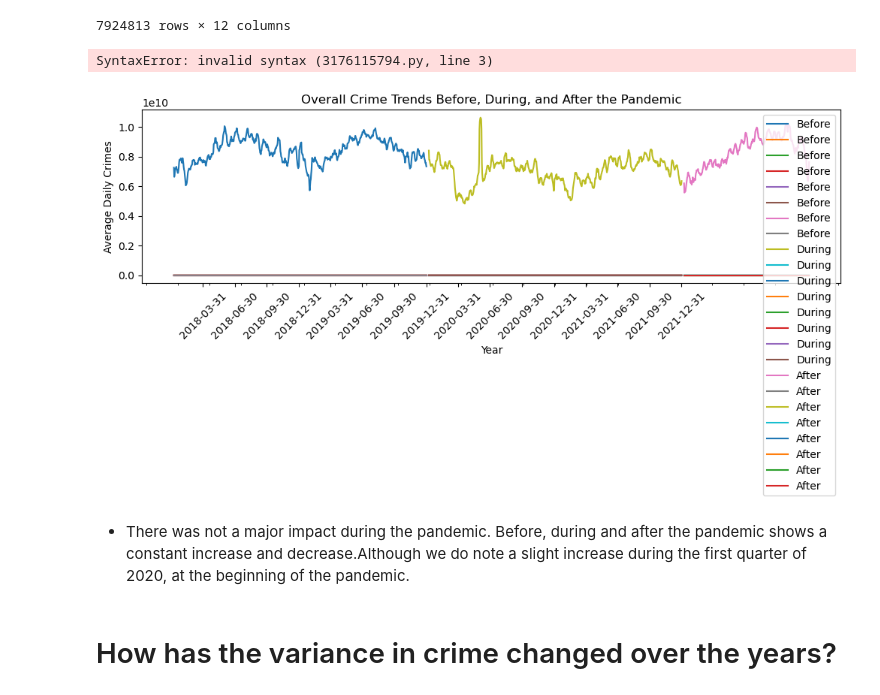
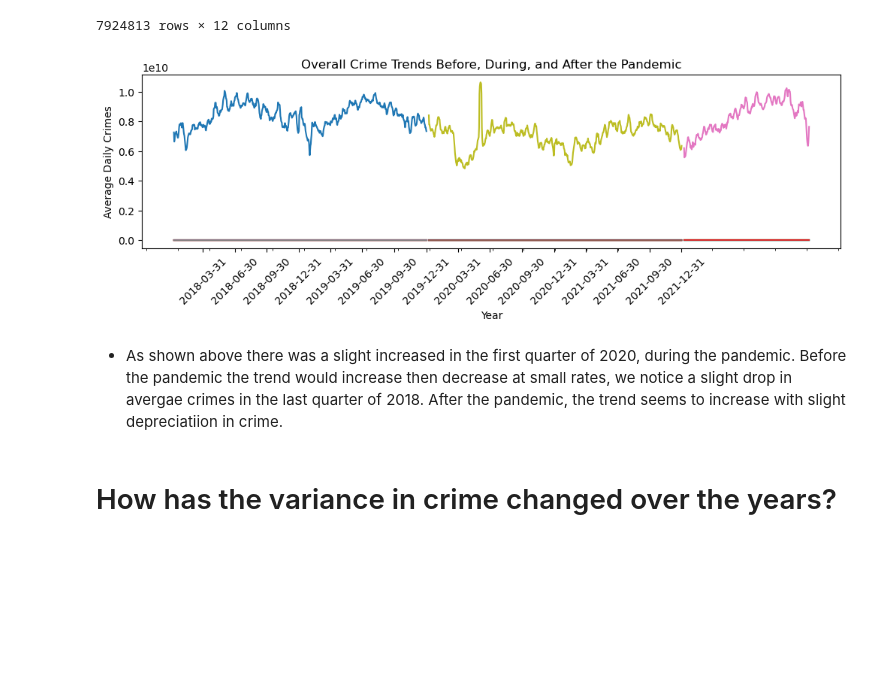
Before and after one commit to evelynmmartinez/preparing-chicago-crime-data, a Jupyter notebook: Project 4_Part 1.ipynb, the cells around one changed output. Cells and saved outputs as stored; diff of their text form; code cells hidden in the pictures; blank space fills up the shorter version.

```diff
--- a/Project 4_Part 1.ipynb
+++ b/Project 4_Part 1.ipynb
@@ -410,31 +410,28 @@ df_ts = df_ts.resample('D').sum()
 # %%
 before_pandemic = df_ts['2018':'2019']
 during_pandemic = df_ts['2020':'2021']
-after_pandemic = df_ts['2022';'2023']
+after_pandemic = df_ts['2022']
-# %% [output]
-SyntaxError: invalid syntax (3176115794.py, line 3)
 # %%
 import matplotlib.pyplot as plt
 
 window_size = 7
 plt.figure(figsize=(12,3))
 
-for period, label in zip([before_pandemic, during_pandemic, after_pandemic], ['Before', 'During', 'After']):
+for period,label in zip([before_pandemic, during_pandemic, after_pandemic],['Before', 'During', 'After']):
     rolling_mean = period.rolling(window=window_size).mean()
-    plt.plot(rolling_mean, label=label)
+    plt.plot(rolling_mean)
 
 plt.xticks(pd.date_range(start='2018', end='2022', freq='Q'), rotation=45)
 plt.gca().xaxis.set_minor_locator(plt.MultipleLocator(90))
 
 plt.title('Overall Crime Trends Before, During, and After the Pandemic')
 plt.xlabel('Year')
 plt.ylabel('Average Daily Crimes')
-plt.legend()
 plt.show();
 # %% [output]
-[figure, old version]
+[figure, new version]
 # %% [markdown]
-- There was not a major impact during the pandemic. Before, during and after the pandemic shows a constant increase and decrease.Although we do note a slight increase during the first quarter of 2020, at the beginning of the pandemic.
+- As shown above there was a slight increased in the first quarter of 2020, during the pandemic. Before the pandemic the trend would increase then decrease at small rates, we notice a slight drop in avergae crimes in the last quarter of 2018. After the pandemic, the trend seems to increase with slight depreciatiion in crime.
 # %% [markdown]
 # How has the variance in crime changed over the years?
 # %%
```
Also changed, not shown: parts of 1 cell of this notebook.
